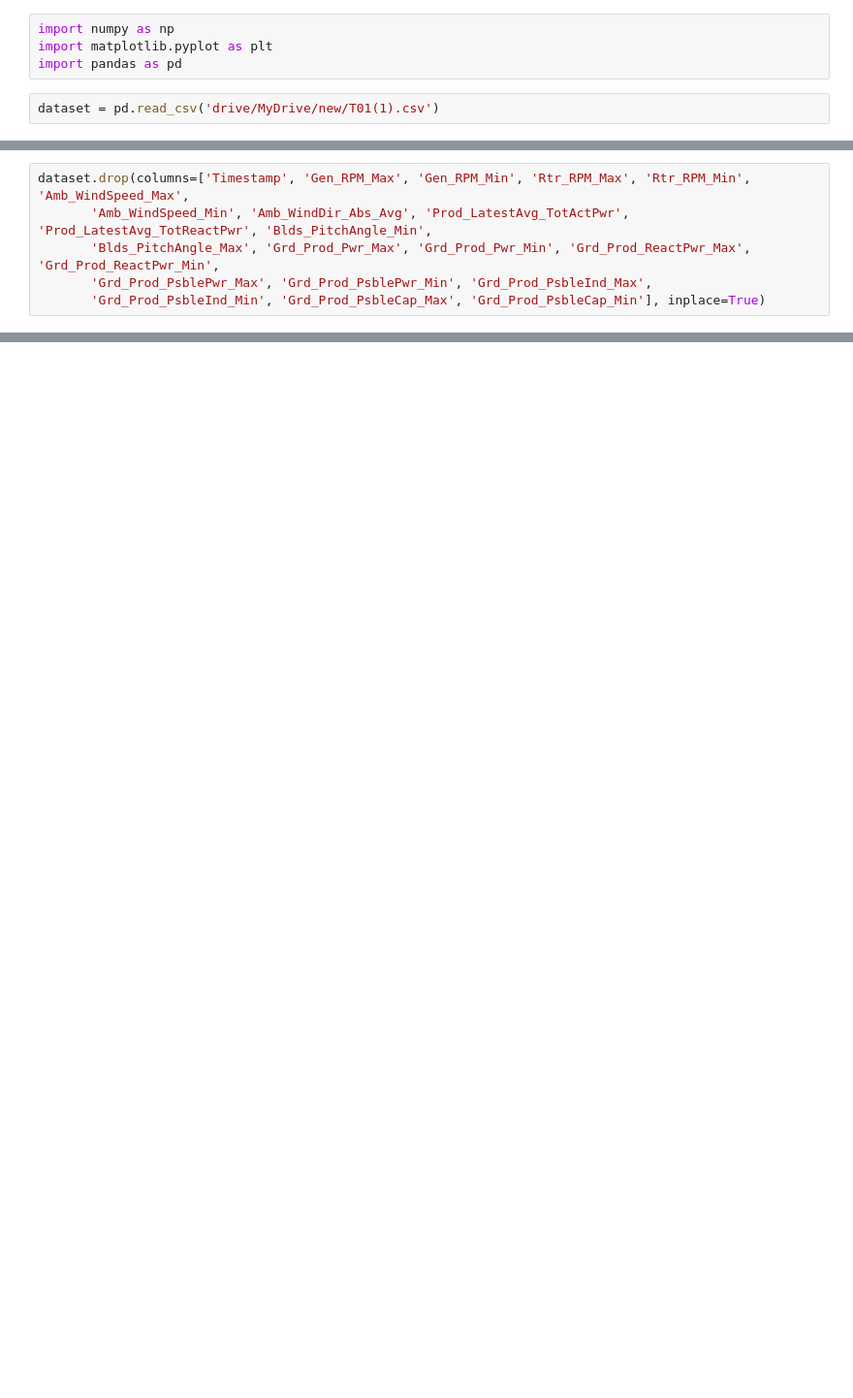
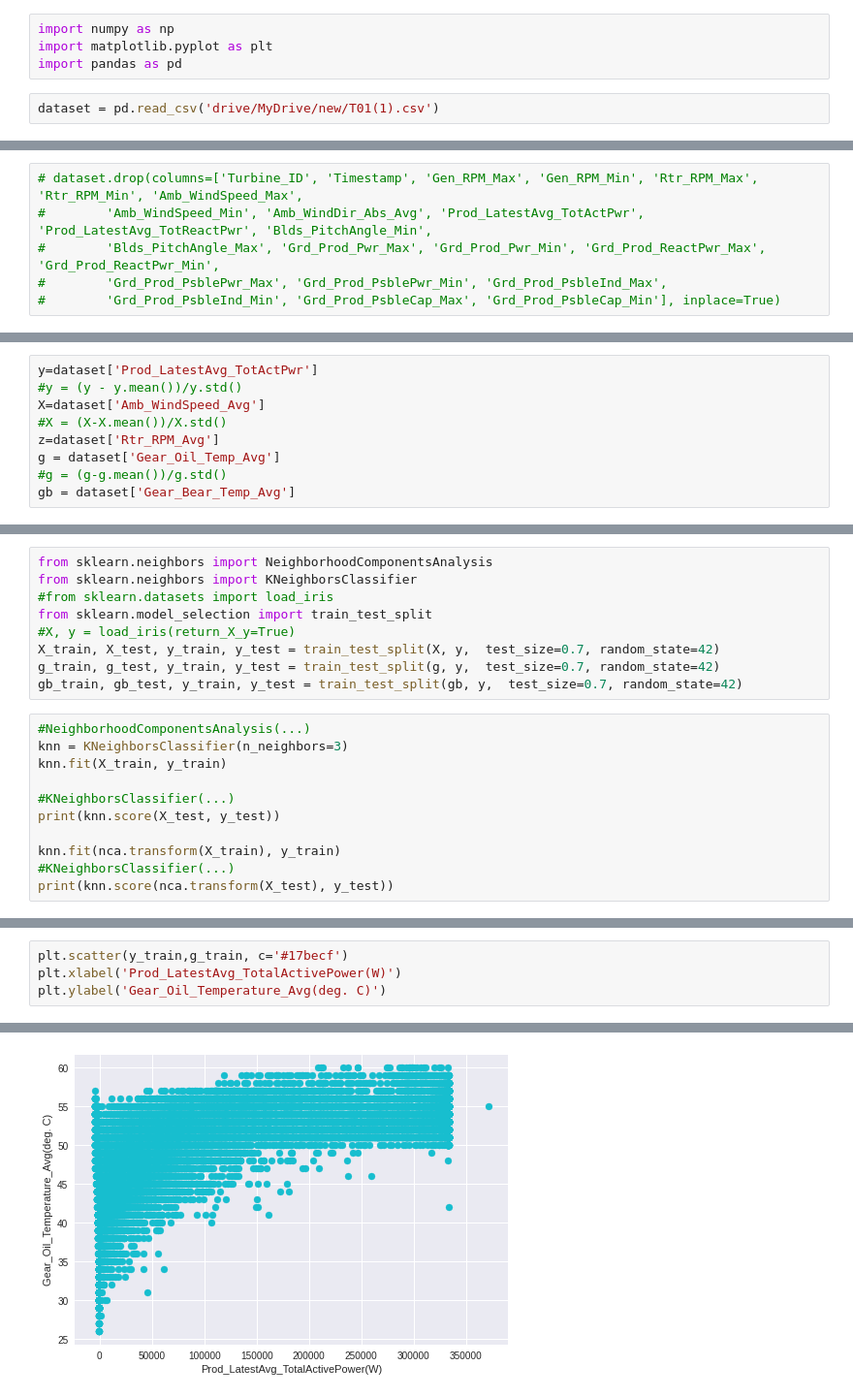
Before and after one commit to adityab-28/WTurbine_FS_based_CM, a Jupyter notebook: Untitled1.ipynb, the cells around one changed output, grey strips where cells are left out. Shown: that part at 97% size. Cells and saved outputs as stored; diff of their text form; blank space fills up the shorter version.

```diff
--- a/Untitled1.ipynb
+++ b/Untitled1.ipynb
@@ -13,6 +56,6 @@ dataset.columns.size
 # %%
-dataset.drop(columns=['Timestamp', 'Gen_RPM_Max', 'Gen_RPM_Min', 'Rtr_RPM_Max', 'Rtr_RPM_Min', 'Amb_WindSpeed_Max',
-       'Amb_WindSpeed_Min', 'Amb_WindDir_Abs_Avg', 'Prod_LatestAvg_TotActPwr', 'Prod_LatestAvg_TotReactPwr', 'Blds_PitchAngle_Min',
-       'Blds_PitchAngle_Max', 'Grd_Prod_Pwr_Max', 'Grd_Prod_Pwr_Min', 'Grd_Prod_ReactPwr_Max', 'Grd_Prod_ReactPwr_Min',
-       'Grd_Prod_PsblePwr_Max', 'Grd_Prod_PsblePwr_Min', 'Grd_Prod_PsbleInd_Max',
-       'Grd_Prod_PsbleInd_Min', 'Grd_Prod_PsbleCap_Max', 'Grd_Prod_PsbleCap_Min'], inplace=True)
+# dataset.drop(columns=['Turbine_ID', 'Timestamp', 'Gen_RPM_Max', 'Gen_RPM_Min', 'Rtr_RPM_Max', 'Rtr_RPM_Min', 'Amb_WindSpeed_Max',
+#        'Amb_WindSpeed_Min', 'Amb_WindDir_Abs_Avg', 'Prod_LatestAvg_TotActPwr', 'Prod_LatestAvg_TotReactPwr', 'Blds_PitchAngle_Min',
+#        'Blds_PitchAngle_Max', 'Grd_Prod_Pwr_Max', 'Grd_Prod_Pwr_Min', 'Grd_Prod_ReactPwr_Max', 'Grd_Prod_ReactPwr_Min',
+#        'Grd_Prod_PsblePwr_Max', 'Grd_Prod_PsblePwr_Min', 'Grd_Prod_PsbleInd_Max',
+#        'Grd_Prod_PsbleInd_Min', 'Grd_Prod_PsbleCap_Max', 'Grd_Prod_PsbleCap_Min'], inplace=True)
@@ -22,0 +118,9 @@ dataset.columns.shape
+# %%
+y=dataset['Prod_LatestAvg_TotActPwr']
+#y = (y - y.mean())/y.std()
+X=dataset['Amb_WindSpeed_Avg']
+#X = (X-X.mean())/X.std()
+z=dataset['Rtr_RPM_Avg']
+g = dataset['Gear_Oil_Temp_Avg']
+#g = (g-g.mean())/g.std()
+gb = dataset['Gear_Bear_Temp_Avg']
@@ -22,0 +129,20 @@ dataset.columns.shape
+# %%
+from sklearn.neighbors import NeighborhoodComponentsAnalysis
+from sklearn.neighbors import KNeighborsClassifier
+#from sklearn.datasets import load_iris
+from sklearn.model_selection import train_test_split
+#X, y = load_iris(return_X_y=True)
+X_train, X_test, y_train, y_test = train_test_split(X, y,  test_size=0.7, random_state=42)
+g_train, g_test, y_train, y_test = train_test_split(g, y,  test_size=0.7, random_state=42)
+gb_train, gb_test, y_train, y_test = train_test_split(gb, y,  test_size=0.7, random_state=42)
+# %%
+#NeighborhoodComponentsAnalysis(...)
+knn = KNeighborsClassifier(n_neighbors=3)
+knn.fit(X_train, y_train)
+
+#KNeighborsClassifier(...)
+print(knn.score(X_test, y_test))
+
+knn.fit(nca.transform(X_train), y_train)
+#KNeighborsClassifier(...)
+print(knn.score(nca.transform(X_test), y_test))
@@ -22,0 +172,5 @@ dataset.columns.shape
+# %%
+plt.scatter(y_train,g_train, c='#17becf')
+plt.xlabel('Prod_LatestAvg_TotalActivePower(W)')
+plt.ylabel('Gear_Oil_Temperature_Avg(deg. C)')
+# %% [output]
@@ -22,0 +178 @@ dataset.columns.shape
+[figure, added]
```
Also changed, not shown: parts of 16 cells of this notebook.
